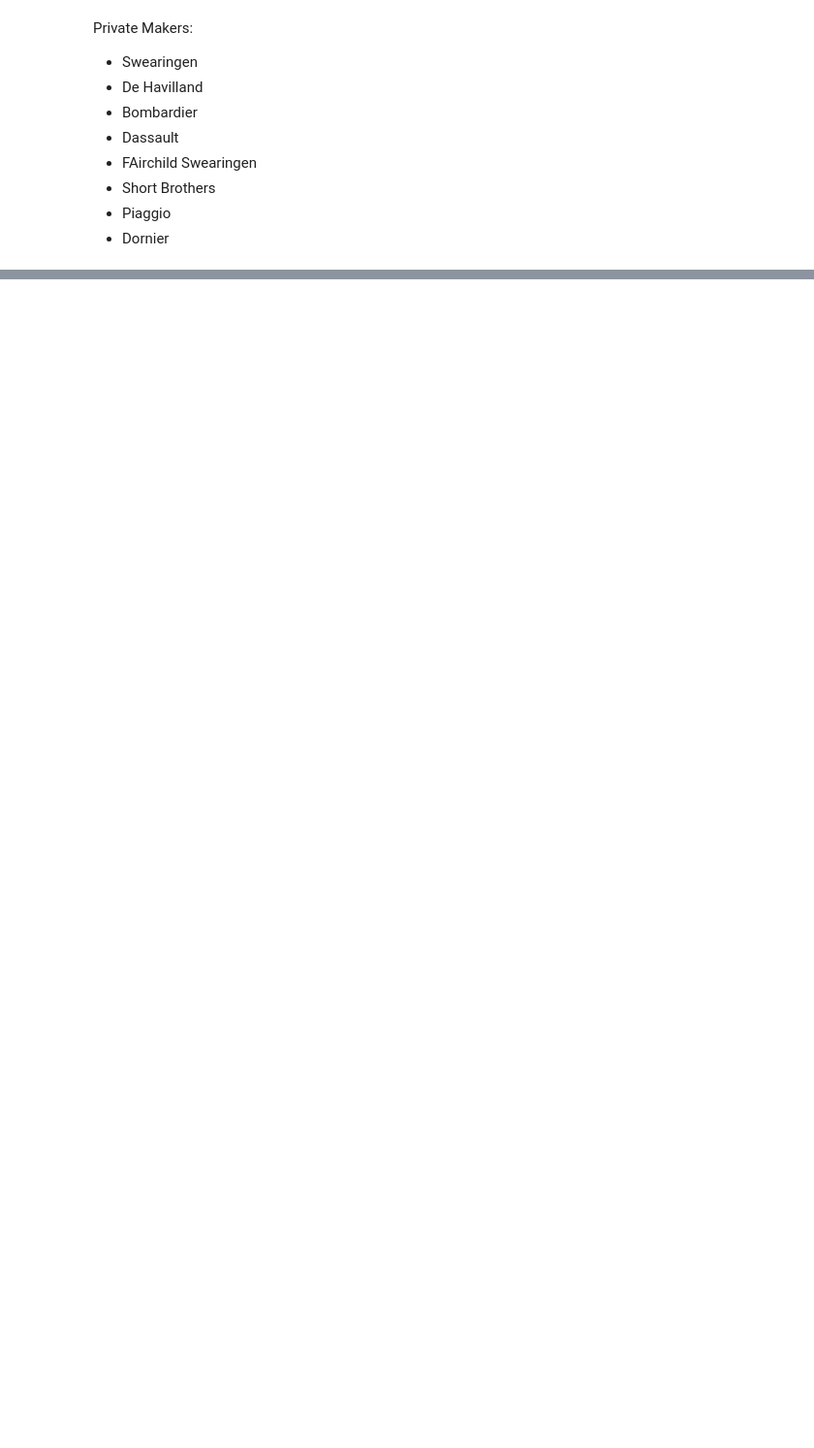
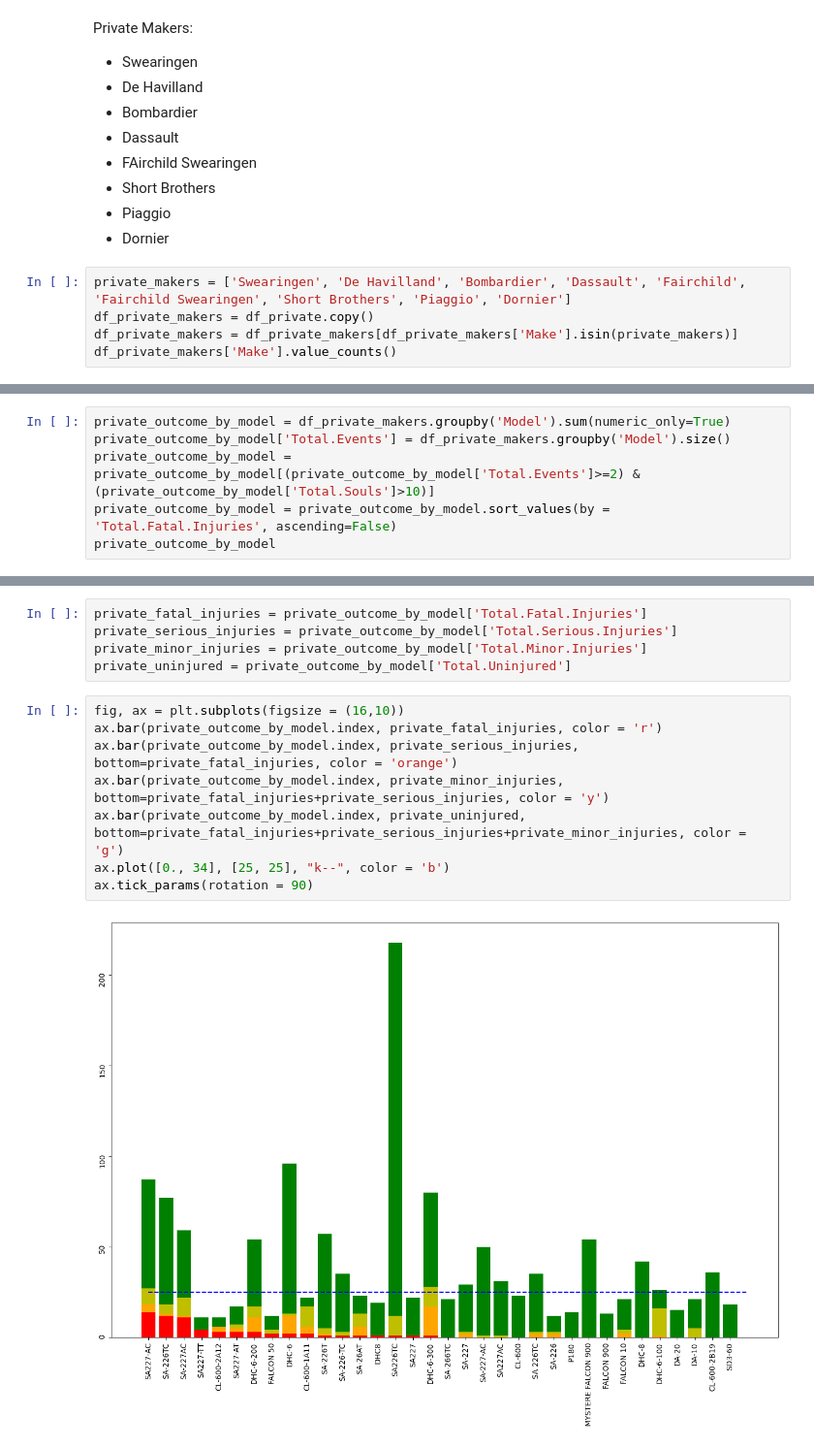
Before and after one commit to Luwate/dsc-phase-1-project, a Jupyter notebook: student.ipynb, the cells around one changed output, grey strips where cells are left out. Shown at 97% size. Drawn from its saved outputs; the diff is of its cells as text; blank space fills up the shorter version.

Commit message:
Completed analysis for commercial and private aircraft

```diff
--- a/student.ipynb
+++ b/student.ipynb
@@ -1089,3 +1234,8 @@ Private Makers:
 - Short Brothers
 - Piaggio
 - Dornier
+# %%
+private_makers = ['Swearingen', 'De Havilland', 'Bombardier', 'Dassault', 'Fairchild', 'Fairchild Swearingen', 'Short Brothers', 'Piaggio', 'Dornier']
+df_private_makers = df_private.copy()
+df_private_makers = df_private_makers[df_private_makers['Make'].isin(private_makers)]
+df_private_makers['Make'].value_counts()
@@ -1091,0 +1254,6 @@ Private Makers:
+# %%
+private_outcome_by_model = df_private_makers.groupby('Model').sum(numeric_only=True)
+private_outcome_by_model['Total.Events'] = df_private_makers.groupby('Model').size()
+private_outcome_by_model = private_outcome_by_model[(private_outcome_by_model['Total.Events']>=2) & (private_outcome_by_model['Total.Souls']>10)]
+private_outcome_by_model = private_outcome_by_model.sort_values(by = 'Total.Fatal.Injuries', ascending=False)
+private_outcome_by_model
@@ -1091,0 +1279,15 @@ Private Makers:
+# %%
+private_fatal_injuries = private_outcome_by_model['Total.Fatal.Injuries']
+private_serious_injuries = private_outcome_by_model['Total.Serious.Injuries']
+private_minor_injuries = private_outcome_by_model['Total.Minor.Injuries']
+private_uninjured = private_outcome_by_model['Total.Uninjured']
+# %%
+fig, ax = plt.subplots(figsize = (16,10))
+ax.bar(private_outcome_by_model.index, private_fatal_injuries, color = 'r')
+ax.bar(private_outcome_by_model.index, private_serious_injuries, bottom=private_fatal_injuries, color = 'orange')
+ax.bar(private_outcome_by_model.index, private_minor_injuries, bottom=private_fatal_injuries+private_serious_injuries, color = 'y')
+ax.bar(private_outcome_by_model.index, private_uninjured, bottom=private_fatal_injuries+private_serious_injuries+private_minor_injuries, color = 'g')
+ax.plot([0., 34], [25, 25], "k--", color = 'b')
+ax.tick_params(rotation = 90)
+# %% [output]
+[figure, added]
```
Also changed, not shown: parts of 24 cells of this notebook.
